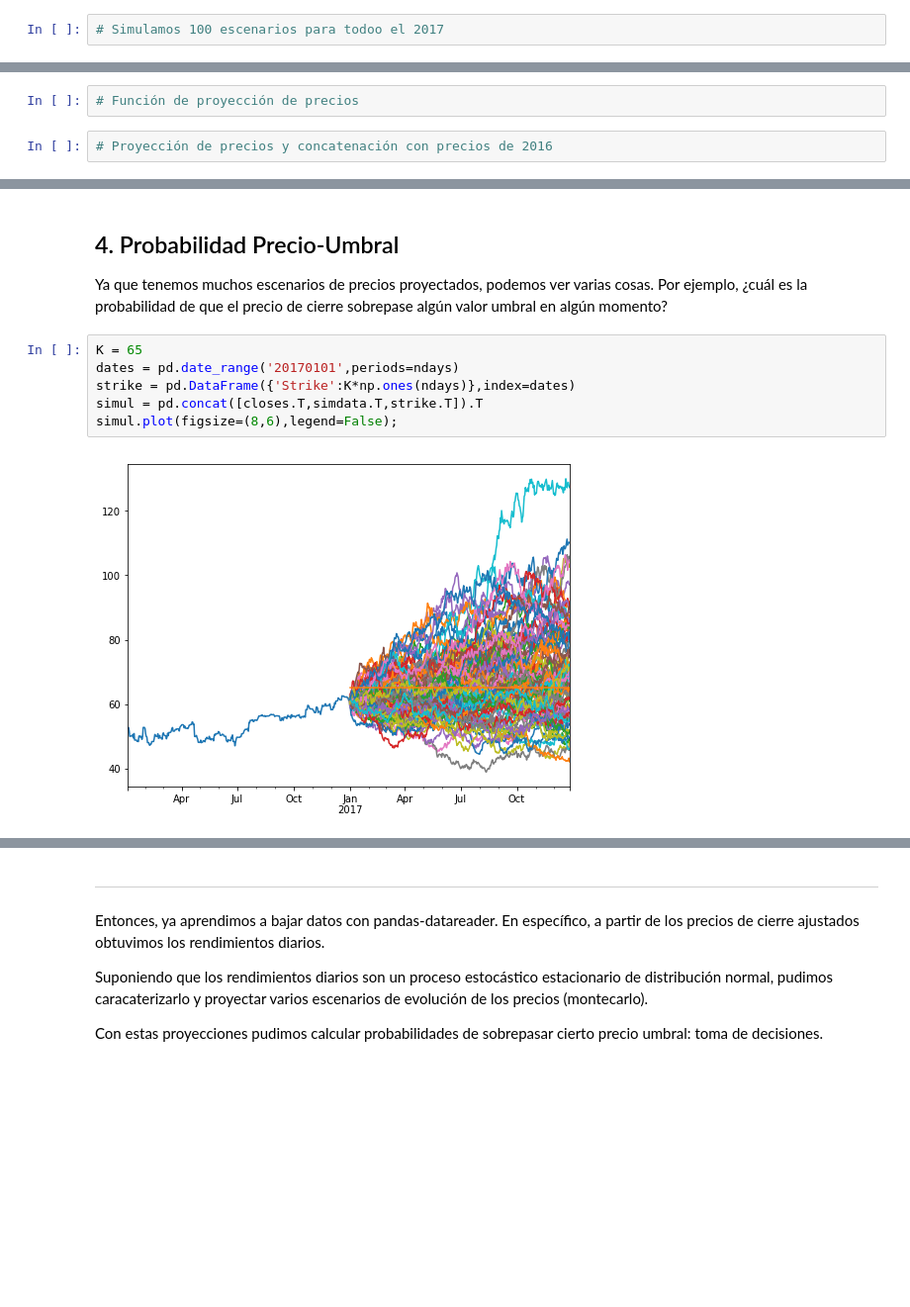
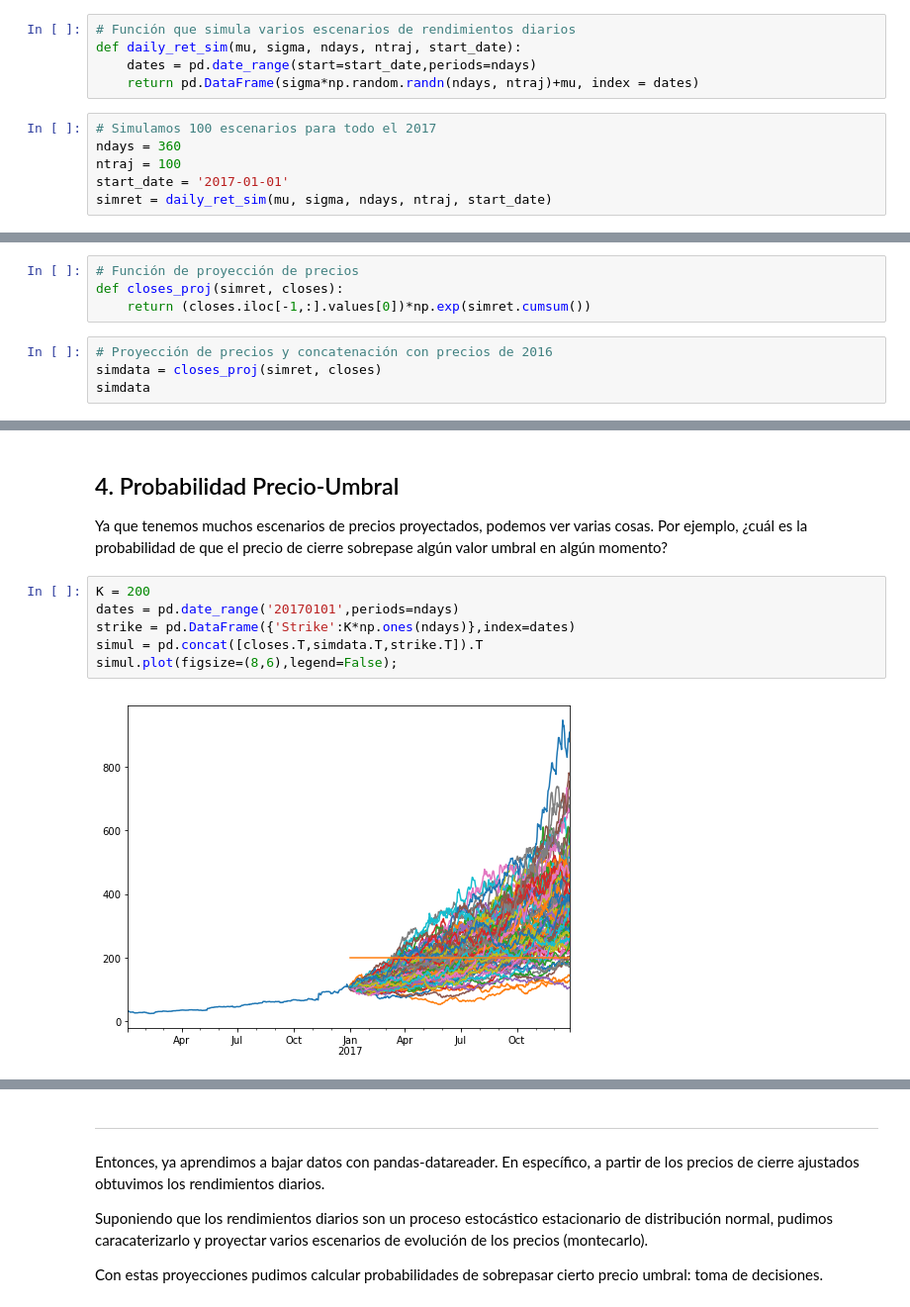
Before and after one commit to luzifi/Simulacion2017, a Jupyter notebook: Modulo2/Clase16_ProbabilidadPrecio-Umbral.ipynb, the cells around one changed output, grey strips where cells are left out. Shown at 99% size. Cells and saved outputs as stored; diff of their text form; blank space fills up the shorter version.

```diff
--- a/Modulo2/Clase16_ProbabilidadPrecio-Umbral.ipynb
+++ b/Modulo2/Clase16_ProbabilidadPrecio-Umbral.ipynb
@@ -55,5 +85,14 @@ Hagamos una una función que simule varios escenarios de rendimientos diarios re
+# %%
+# Función que simula varios escenarios de rendimientos diarios
+def daily_ret_sim(mu, sigma, ndays, ntraj, start_date):
+    dates = pd.date_range(start=start_date,periods=ndays)
+    return pd.DataFrame(sigma*np.random.randn(ndays, ntraj)+mu, index = dates)
 # %%
-# Simulamos 100 escenarios para todoo el 2017
+# Simulamos 100 escenarios para todo el 2017
+ndays = 360
+ntraj = 100
+start_date = '2017-01-01'
+simret = daily_ret_sim(mu, sigma, ndays, ntraj, start_date)
 # %% [markdown]
 ## 3. Proyección de precios de cierre
 # %% [markdown]
@@ -69,5 +108,9 @@ p_{i+k}&=p_{i-1}\exp(r_i+\cdots+r_{i+k}).
 Si hacemos $i=0$ en la última ecuación, tenemos que $p_{k}=p_{-1}\exp(r_0+\cdots+r_{k})$, donde $p_{-1}$ es el último precio reportado en el 2016.
 # %%
 # Función de proyección de precios
+def closes_proj(simret, closes):
+    return (closes.iloc[-1,:].values[0])*np.exp(simret.cumsum())
 # %%
 # Proyección de precios y concatenación con precios de 2016
+simdata = closes_proj(simret, closes)
+simdata
@@ -78,13 +143,13 @@ Si hacemos $i=0$ en la última ecuación, tenemos que $p_{k}=p_{-1}\exp(r_0+\cdo
 
 Ya que tenemos muchos escenarios de precios proyectados, podemos ver varias cosas. Por ejemplo, ¿cuál es la probabilidad de que el precio de cierre sobrepase algún valor umbral en algún momento?
 # %%
-K = 65
+K = 200
 dates = pd.date_range('20170101',periods=ndays)
 strike = pd.DataFrame({'Strike':K*np.ones(ndays)},index=dates)
 simul = pd.concat([closes.T,simdata.T,strike.T]).T
 simul.plot(figsize=(8,6),legend=False);
 # %% [output]
-[figure, old version]
+[figure, new version]
 # %%
 strike = pd.DataFrame(K*np.ones(ndays*ntraj).reshape((ndays,ntraj)),index=dates)
 count = simdata>strike
```
Also changed, not shown: parts of 18 cells of this notebook.
